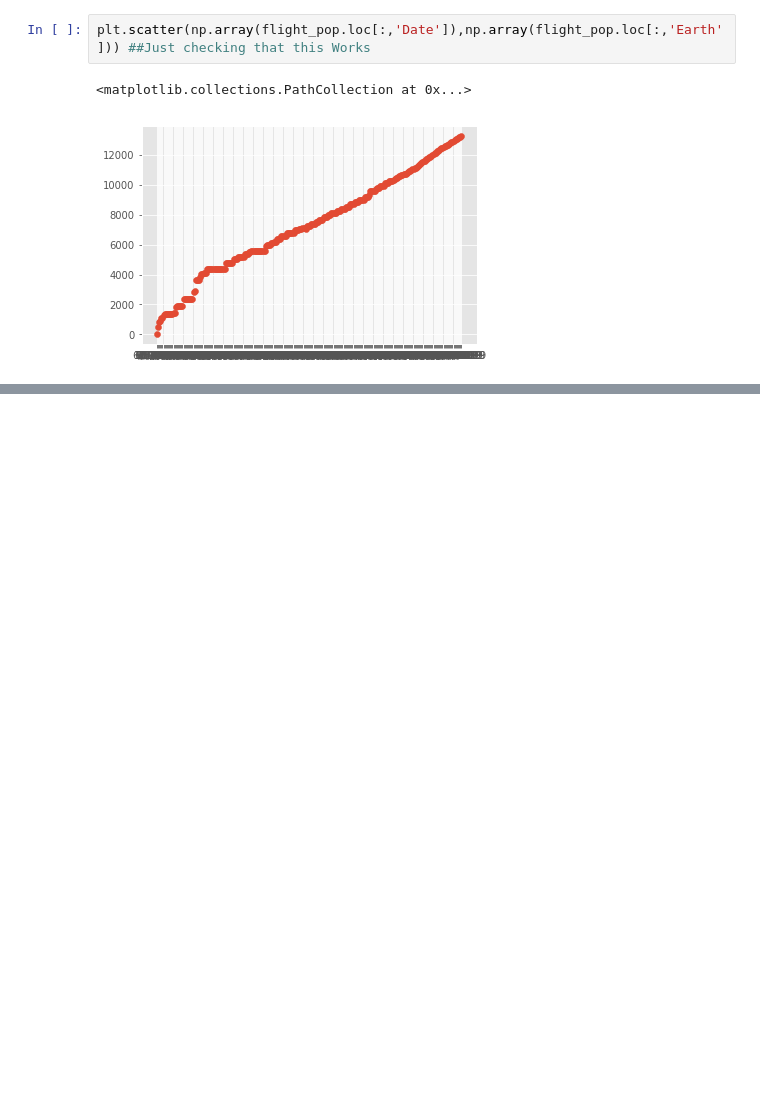
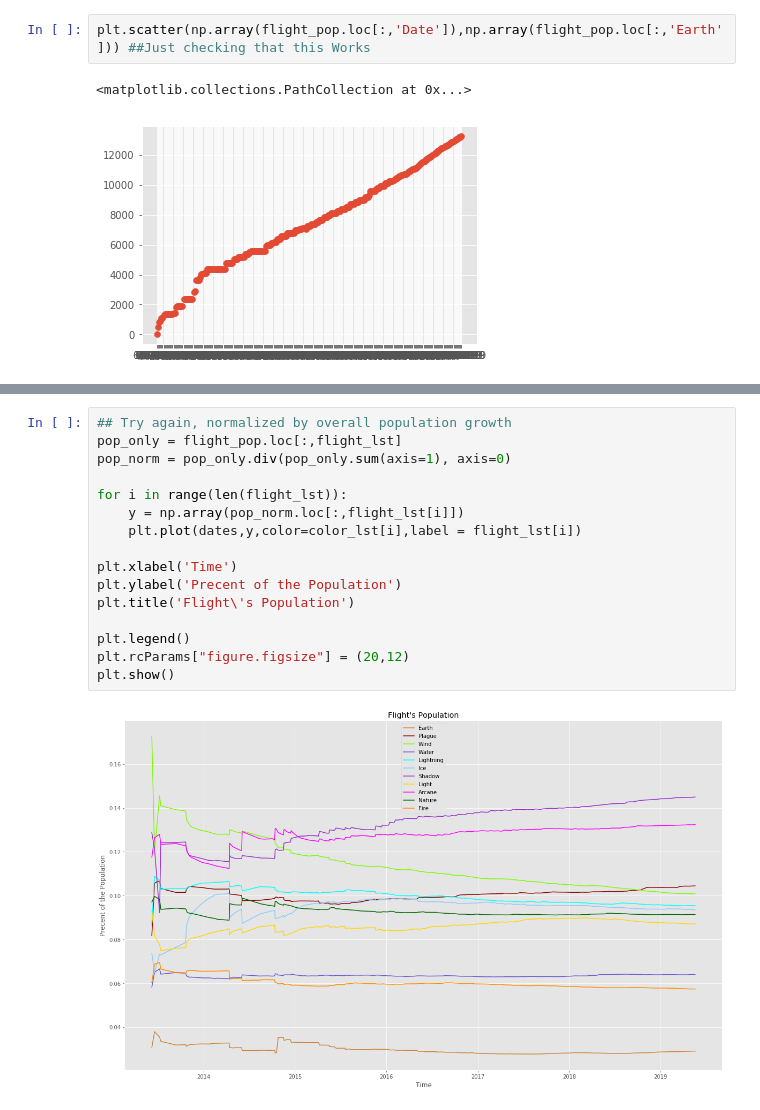
Before and after one commit to voetberg/FlightRising_Stats, a Jupyter notebook: Dom_Population.ipynb, the cells around one changed output, grey strips where cells are left out. Saved outputs shown, nothing was run; the diff lists cells and outputs as text; blank space fills up the shorter version.

```diff
--- a/Dom_Population.ipynb
+++ b/Dom_Population.ipynb
@@ -33,0 +64,18 @@ current_pop.plot.bar() ##Need to set to flight colors
+# %%
+## Try again, normalized by overall population growth
+pop_only = flight_pop.loc[:,flight_lst]
+pop_norm = pop_only.div(pop_only.sum(axis=1), axis=0)
+
+for i in range(len(flight_lst)):
+    y = np.array(pop_norm.loc[:,flight_lst[i]])
+    plt.plot(dates,y,color=color_lst[i],label = flight_lst[i])
+
+plt.xlabel('Time')
+plt.ylabel('Precent of the Population')
+plt.title('Flight\'s Population')
+
+plt.legend()
+plt.rcParams["figure.figsize"] = (20,12)
+plt.show()
+# %% [output]
+[figure, added]
```
Also changed, not shown: parts of 5 cells of this notebook.
